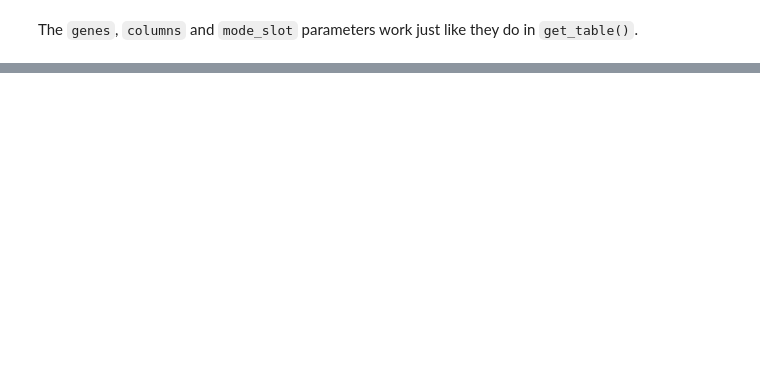
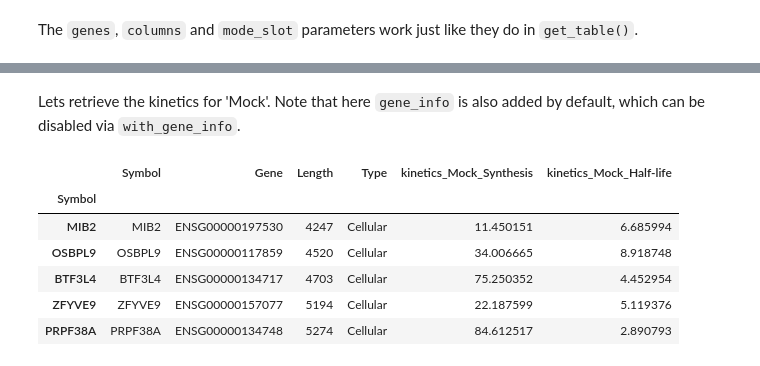
Before and after one commit to maus2310/GrandPy, a Jupyter notebook: docs/notebooks/notebook_04_working_with_data_matrices_and_analysis_results.ipynb, the cells around one changed output, grey strips where cells are left out. Cells and saved outputs as stored; diff of their text form; code cells hidden in the pictures; blank space fills up the shorter version.

```diff
--- a/docs/notebooks/notebook_04_working_with_data_matrices_and_analysis_results.ipynb
+++ b/docs/notebooks/notebook_04_working_with_data_matrices_and_analysis_results.ipynb
@@ -225,0 +469,12 @@ plt.show()
+# %% [markdown]
+Lets retrieve the kinetics for 'Mock'. Note that here `gene_info` is also added by default, which can be disabled via `with_gene_info`.
+# %%
+sars.get_analysis_table("kinetics_Mock").head()
+# %% [output]
+|  | Symbol | Gene | Length | Type | kinetics_Mock_Synthesis | kinetics_Mock_Half-life |
+| Symbol |  |  |  |  |  |  |
+| MIB2 | MIB2 | ENSG00000197530 | 4247 | Cellular | 11.450151 | 6.685994 |
+| OSBPL9 | OSBPL9 | ENSG00000117859 | 4520 | Cellular | 34.006665 | 8.918748 |
+| BTF3L4 | BTF3L4 | ENSG00000134717 | 4703 | Cellular | 75.250352 | 4.452954 |
+| ZFYVE9 | ZFYVE9 | ENSG00000157077 | 5194 | Cellular | 22.187599 | 5.119376 |
+| PRPF38A | PRPF38A | ENSG00000134748 | 5274 | Cellular | 84.612517 | 2.890793 |
```
Also changed, not shown: parts of 50 cells of this notebook.
